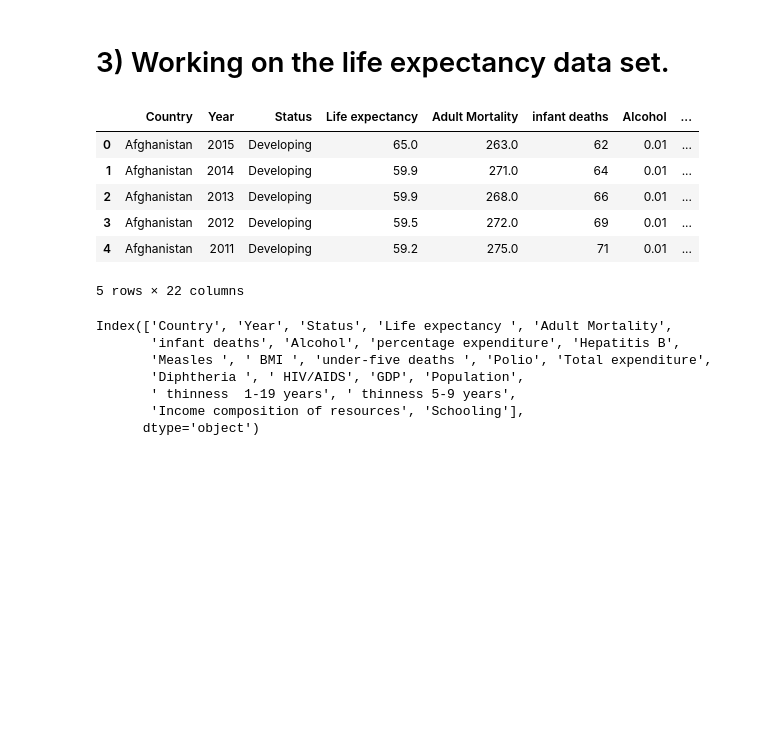
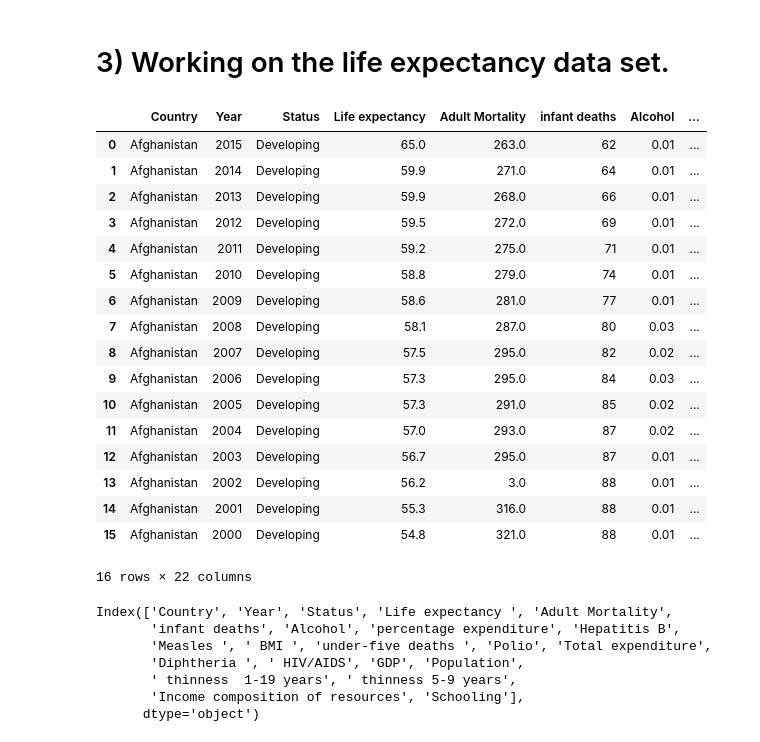
Before and after one commit to gskhaled/data-engineering-project, a Jupyter notebook: project.ipynb, the cells around one changed output. Drawn from its saved outputs; the diff is of its cells as text; code cells hidden in the pictures; blank space fills up the shorter version.

```diff
--- a/project.ipynb
+++ b/project.ipynb
@@ -368,15 +368,27 @@ dtype: int64
 <h1> 3) Working on the life expectancy data set. </h1>
 # %%
 df_lifeExpectancy = pd.read_csv('./data/Life Expectancy Data.csv')
-df_lifeExpectancy.head(5)
+df_lifeExpectancy.set_index(['Country', 'Year'])
+df_lifeExpectancy.head(16)
 # %% [output]
 |  | Country | Year | Status | Life expectancy | Adult Mortality | infant deaths | Alcohol | ... |
 | 0 | Afghanistan | 2015 | Developing | 65.0 | 263.0 | 62 | 0.01 | ... |
 | 1 | Afghanistan | 2014 | Developing | 59.9 | 271.0 | 64 | 0.01 | ... |
 | 2 | Afghanistan | 2013 | Developing | 59.9 | 268.0 | 66 | 0.01 | ... |
 | 3 | Afghanistan | 2012 | Developing | 59.5 | 272.0 | 69 | 0.01 | ... |
 | 4 | Afghanistan | 2011 | Developing | 59.2 | 275.0 | 71 | 0.01 | ... |
+| 5 | Afghanistan | 2010 | Developing | 58.8 | 279.0 | 74 | 0.01 | ... |
+| 6 | Afghanistan | 2009 | Developing | 58.6 | 281.0 | 77 | 0.01 | ... |
+| 7 | Afghanistan | 2008 | Developing | 58.1 | 287.0 | 80 | 0.03 | ... |
+| 8 | Afghanistan | 2007 | Developing | 57.5 | 295.0 | 82 | 0.02 | ... |
+| 9 | Afghanistan | 2006 | Developing | 57.3 | 295.0 | 84 | 0.03 | ... |
+| 10 | Afghanistan | 2005 | Developing | 57.3 | 291.0 | 85 | 0.02 | ... |
+| 11 | Afghanistan | 2004 | Developing | 57.0 | 293.0 | 87 | 0.02 | ... |
+| 12 | Afghanistan | 2003 | Developing | 56.7 | 295.0 | 87 | 0.01 | ... |
+| 13 | Afghanistan | 2002 | Developing | 56.2 | 3.0 | 88 | 0.01 | ... |
+| 14 | Afghanistan | 2001 | Developing | 55.3 | 316.0 | 88 | 0.01 | ... |
+| 15 | Afghanistan | 2000 | Developing | 54.8 | 321.0 | 88 | 0.01 | ... |
-5 rows × 22 columns
+16 rows × 22 columns
 # %%
 df_lifeExpectancy.columns
 # %% [output]
```
Also changed, not shown: parts of 8 cells of this notebook.
